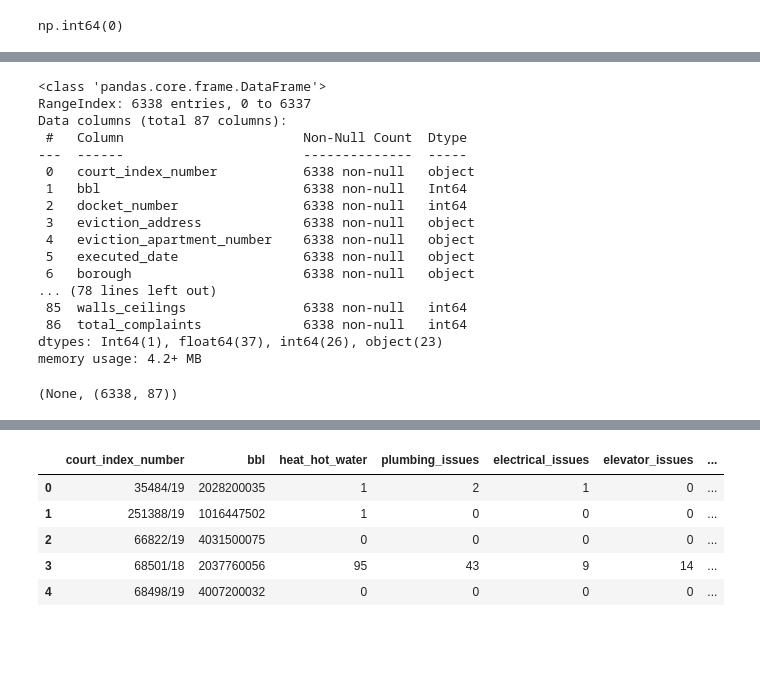
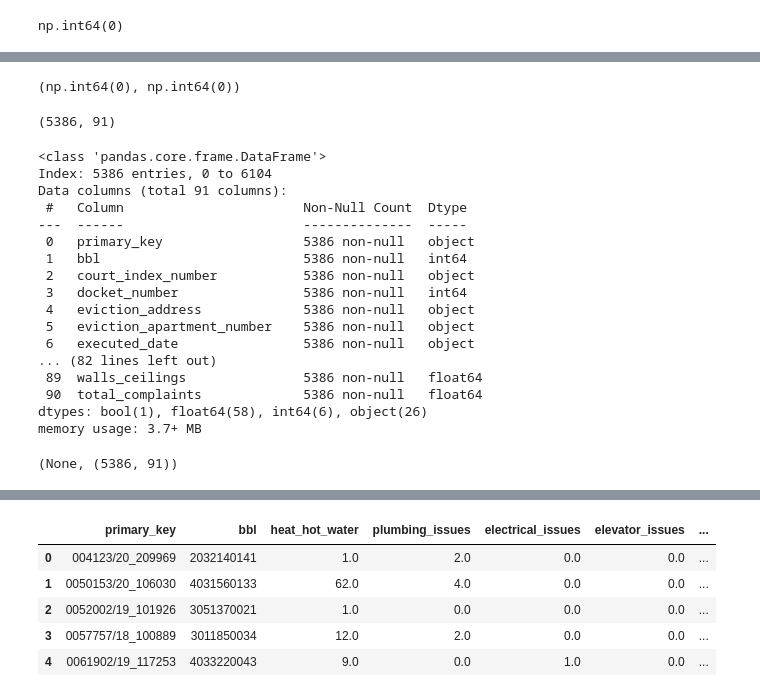
Before and after one commit to simaoalicechen/NYC_Landlord_Behavior_Analysis_Project, a Jupyter notebook: Part_2.6_merging_bbl_evictions_311_svi_mega_complete_covid.ipynb, the cells around one changed output, grey strips where cells are left out. Cells and saved outputs as stored; diff of their text form; code cells hidden in the pictures; blank space fills up the shorter version.

```diff
--- a/Part_2.6_merging_bbl_evictions_311_svi_mega_complete_covid.ipynb
+++ b/Part_2.6_merging_bbl_evictions_311_svi_mega_complete_covid.ipynb
@@ -426,3 +586,3 @@ new_column_order = ['court_index_number', 'bbl'] + remaining_columns
 # %%
 # new order in place
-merged_with_complaints = merged_with_complaints[new_column_order]
+bbl_evictions_svi_311 = bbl_evictions_svi_311[new_column_order]
@@ -464,5 +602,5 @@ merged_with_complaints.shape
 # %%
 # remove rows with BBL = 0
-merged_with_complaints_clean = merged_with_complaints[merged_with_complaints['bbl'] != 0] # good
-len(merged_with_complaints_clean) # removed 3
+bbl_evictions_svi_311 = bbl_evictions_svi_311[bbl_evictions_svi_311['bbl'] != 0] # good
+len(bbl_evictions_svi_311)
 # %% [output]
@@ -475,33 +608,37 @@ for category in all_categories + ['total_complaints']:
-# %%
-# convert counts to integers
-for col in all_categories + ['total_complaints']:
-    if col in merged_with_complaints_clean.columns:
-        merged_with_complaints_clean[col] = merged_with_complaints_clean[col].astype(int)
+# %%
+bbl_evictions_svi_311.isna().sum().sum(), bbl_evictions_svi_311.duplicated().sum() # all clean
+# %% [output]
+(np.int64(0), np.int64(0))
+# %%
+bbl_evictions_svi_311.shape
+# final shape
+# %% [output]
+(5386, 91)
 # %%
-merged_with_complaints_clean.info(), \
-merged_with_complaints_clean.shape
+bbl_evictions_svi_311.info(), \
+bbl_evictions_svi_311.shape
 # %% [output]
 <class 'pandas.core.frame.DataFrame'>
-RangeIndex: 6338 entries, 0 to 6337
-Data columns (total 87 columns):
+Index: 5386 entries, 0 to 6104
+Data columns (total 91 columns):
  #   Column                       Non-Null Count  Dtype
 ---  ------                       --------------  -----
- 0   court_index_number           6338 non-null   object
- 1   bbl                          6338 non-null   Int64
- 2   docket_number                6338 non-null   int64
- 3   eviction_address             6338 non-null   object
- 4   eviction_apartment_number    6338 non-null   object
- 5   executed_date                6338 non-null   object
- 6   borough                      6338 non-null   object
-... (78 lines left out)
- 85  walls_ceilings               6338 non-null   int64
- 86  total_complaints             6338 non-null   int64
-dtypes: Int64(1), float64(37), int64(26), object(23)
-memory usage: 4.2+ MB
+ 0   primary_key                  5386 non-null   object
+ 1   bbl                          5386 non-null   int64
+ 2   court_index_number           5386 non-null   object
+ 3   docket_number                5386 non-null   int64
+ 4   eviction_address             5386 non-null   object
+ 5   eviction_apartment_number    5386 non-null   object
+ 6   executed_date                5386 non-null   object
+... (82 lines left out)
+ 89  walls_ceilings               5386 non-null   float64
+ 90  total_complaints             5386 non-null   float64
+dtypes: bool(1), float64(58), int64(6), object(26)
+memory usage: 3.7+ MB
-(None, (6338, 87))
+(None, (5386, 91))
 # %%
 complaint_cols = ['bbl'] + all_categories + ['total_complaints']
-existing_cols = [col for col in complaint_cols if col in merged_with_complaints_clean.columns]
+existing_cols = [col for col in complaint_cols if col in bbl_evictions_svi_311.columns]
 existing_cols
 # %% [output]
 ['bbl',
@@ -523,13 +660,13 @@ existing_cols
  'total_complaints']
 # %%
 # just take a look at the ones related to the 311 complaint part
-display(merged_with_complaints_clean[['court_index_number'] + existing_cols].head())
+display(bbl_evictions_svi_311[['primary_key'] + existing_cols].head())
 # %% [output]
-|  | court_index_number | bbl | heat_hot_water | plumbing_issues | electrical_issues | elevator_issues | ... |
-| 0 | 35484/19 | 2028200035 | 1 | 2 | 1 | 0 | ... |
-| 1 | 251388/19 | 1016447502 | 1 | 0 | 0 | 0 | ... |
-| 2 | 66822/19 | 4031500075 | 0 | 0 | 0 | 0 | ... |
-| 3 | 68501/18 | 2037760056 | 95 | 43 | 9 | 14 | ... |
-| 4 | 68498/19 | 4007200032 | 0 | 0 | 0 | 0 | ... |
+|  | primary_key | bbl | heat_hot_water | plumbing_issues | electrical_issues | elevator_issues | ... |
+| 0 | 004123/20_209969 | 2032140141 | 1.0 | 2.0 | 0.0 | 0.0 | ... |
+| 1 | 0050153/20_106030 | 4031560133 | 62.0 | 4.0 | 0.0 | 0.0 | ... |
+| 2 | 0052002/19_101926 | 3051370021 | 1.0 | 0.0 | 0.0 | 0.0 | ... |
+| 3 | 0057757/18_100889 | 3011850034 | 12.0 | 2.0 | 0.0 | 0.0 | ... |
+| 4 | 0061902/19_117253 | 4033220043 | 9.0 | 0.0 | 1.0 | 0.0 | ... |
 # %%
 # count how many buildings have each type of complaint
```
Also changed, not shown: parts of 111 cells of this notebook.
